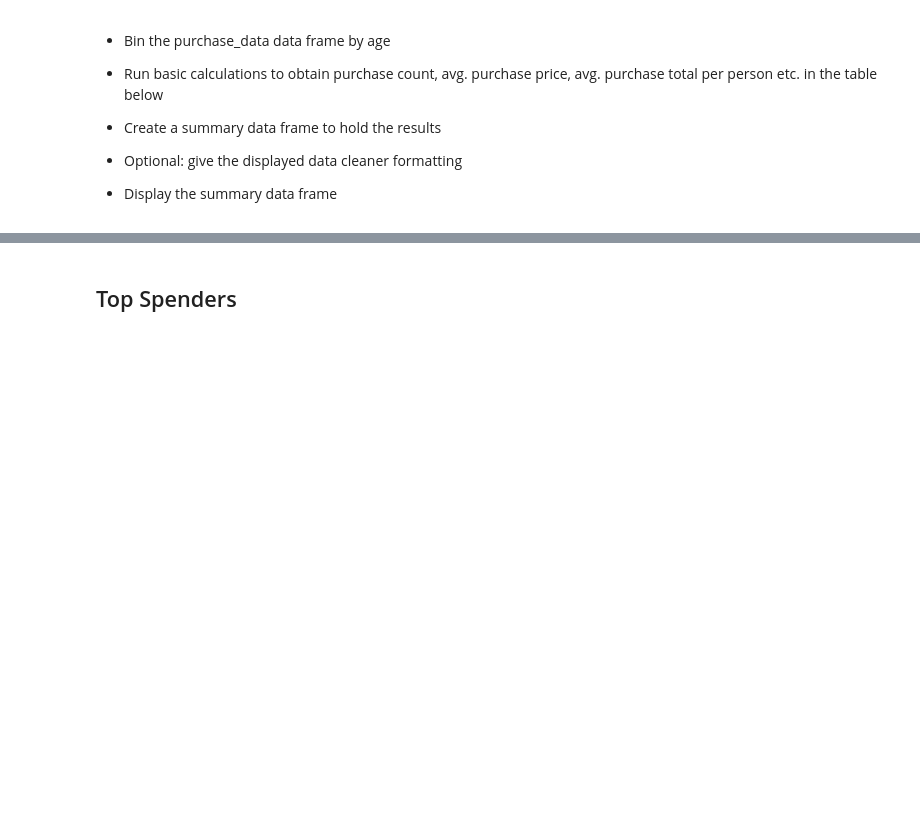
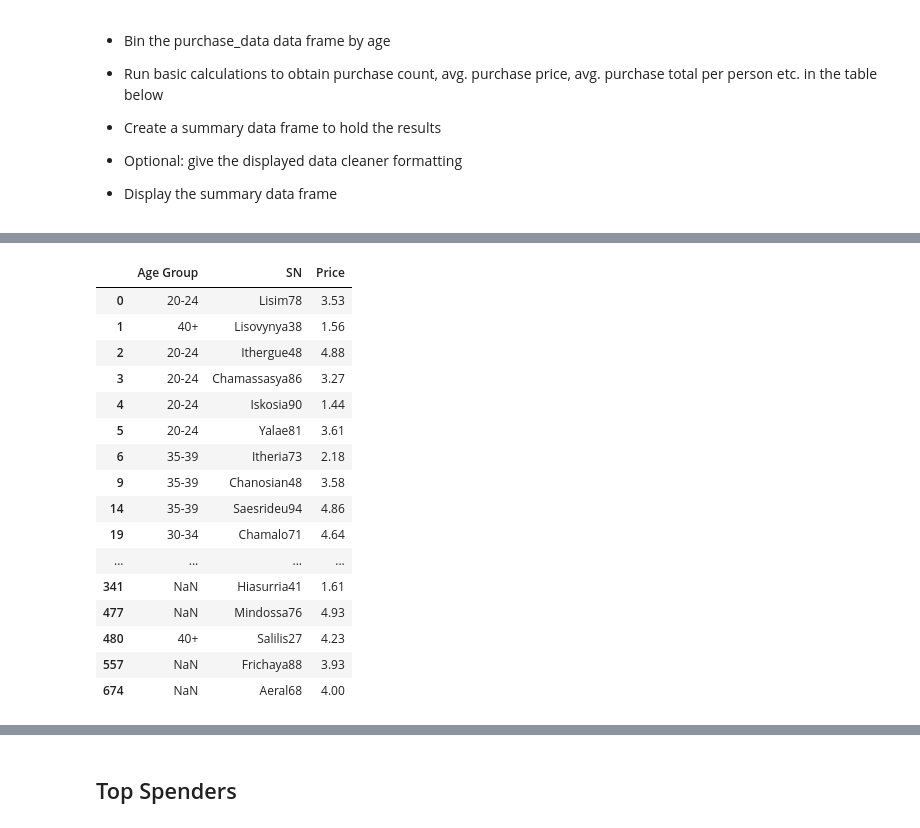
Before and after one commit to dmayo0317/pandas-challenge, a Jupyter notebook: HeroesOfPymoli/HeroesOfPymoli_starter.ipynb, the cells around one changed output, grey strips where cells are left out. Cells and saved outputs as stored; diff of their text form; code cells hidden in the pictures; blank space fills up the shorter version.

```diff
--- a/HeroesOfPymoli/HeroesOfPymoli_starter.ipynb
+++ b/HeroesOfPymoli/HeroesOfPymoli_starter.ipynb
@@ -457,0 +451,4 @@ age_demo_count
+# %%
+#taking the previous table and only taking "Age Group", "SN","Price"
+purch_analysis_df = age_demo_df[["Age Group", "SN","Price"]]
+purch_analysis_df.head()
@@ -457,0 +462,22 @@ age_demo_count
+# %%
+#Grouping the data by Age Group
+purch_group_analysis_df = purch_analysis_df.groupby('Age Group')
+purch_group_analysis_df.head()
+# %% [output]
+|  | Age Group | SN | Price |
+| 0 | 20-24 | Lisim78 | 3.53 |
+| 1 | 40+ | Lisovynya38 | 1.56 |
+| 2 | 20-24 | Ithergue48 | 4.88 |
+| 3 | 20-24 | Chamassasya86 | 3.27 |
+| 4 | 20-24 | Iskosia90 | 1.44 |
+| 5 | 20-24 | Yalae81 | 3.61 |
+| 6 | 35-39 | Itheria73 | 2.18 |
+| 9 | 35-39 | Chanosian48 | 3.58 |
+| 14 | 35-39 | Saesrideu94 | 4.86 |
+| 19 | 30-34 | Chamalo71 | 4.64 |
+| ... | ... | ... | ... |
+| 341 | NaN | Hiasurria41 | 1.61 |
+| 477 | NaN | Mindossa76 | 4.93 |
+| 480 | 40+ | Salilis27 | 4.23 |
+| 557 | NaN | Frichaya88 | 3.93 |
+| 674 | NaN | Aeral68 | 4.00 |
```
Also changed, not shown: parts of 15 cells of this notebook.
